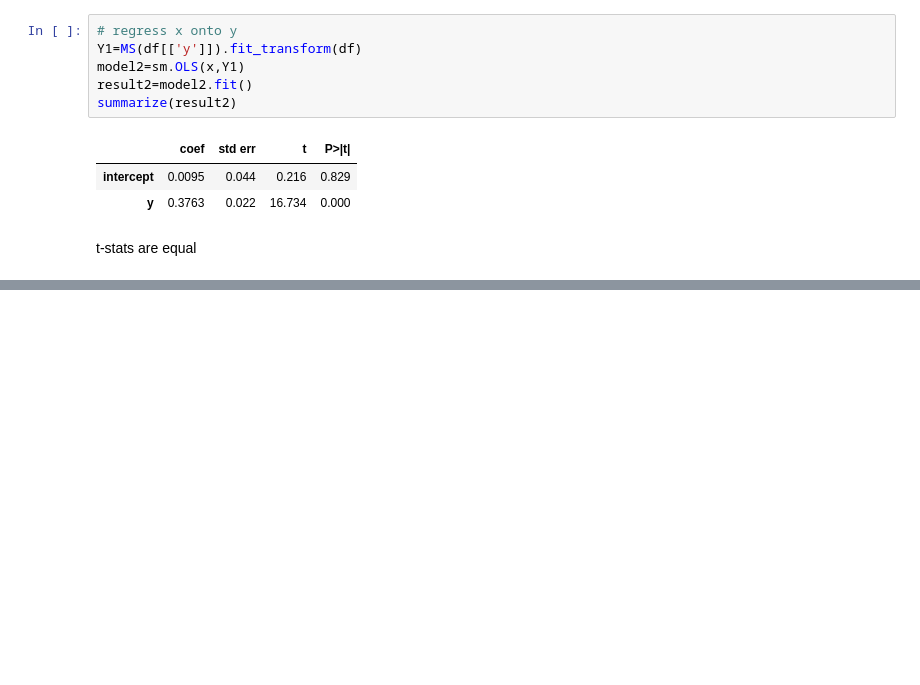
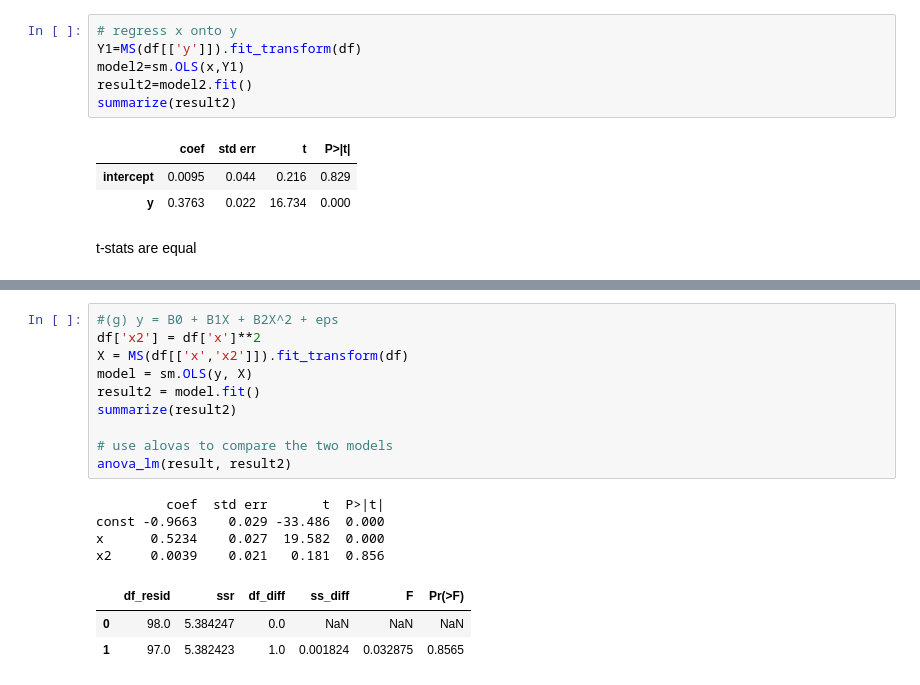
Before and after one commit to burhanuddin20/ISL, a Jupyter notebook: CH3/chapter3Ex.ipynb, the cells around one changed output, grey strips where cells are left out. Cells and saved outputs as stored; diff of their text form; blank space fills up the shorter version.

```diff
--- a/CH3/chapter3Ex.ipynb
+++ b/CH3/chapter3Ex.ipynb
@@ -848,0 +1000,18 @@ t-stats are equal
+# %%
+#(g) y = B0 + B1X + B2X^2 + eps
+df['x2'] = df['x']**2
+X = MS(df[['x','x2']]).fit_transform(df)
+model = sm.OLS(y, X)
+result2 = model.fit()
+summarize(result2)
+
+# use alovas to compare the two models
+anova_lm(result, result2)
+# %% [output]
+         coef  std err       t  P>|t|
+const -0.9663    0.029 -33.486  0.000
+x      0.5234    0.027  19.582  0.000
+x2     0.0039    0.021   0.181  0.856
+|  | df_resid | ssr | df_diff | ss_diff | F | Pr(>F) |
+| 0 | 98.0 | 5.384247 | 0.0 | NaN | NaN | NaN |
+| 1 | 97.0 | 5.382423 | 1.0 | 0.001824 | 0.032875 | 0.8565 |
```
Also changed, not shown: parts of 22 cells of this notebook.
